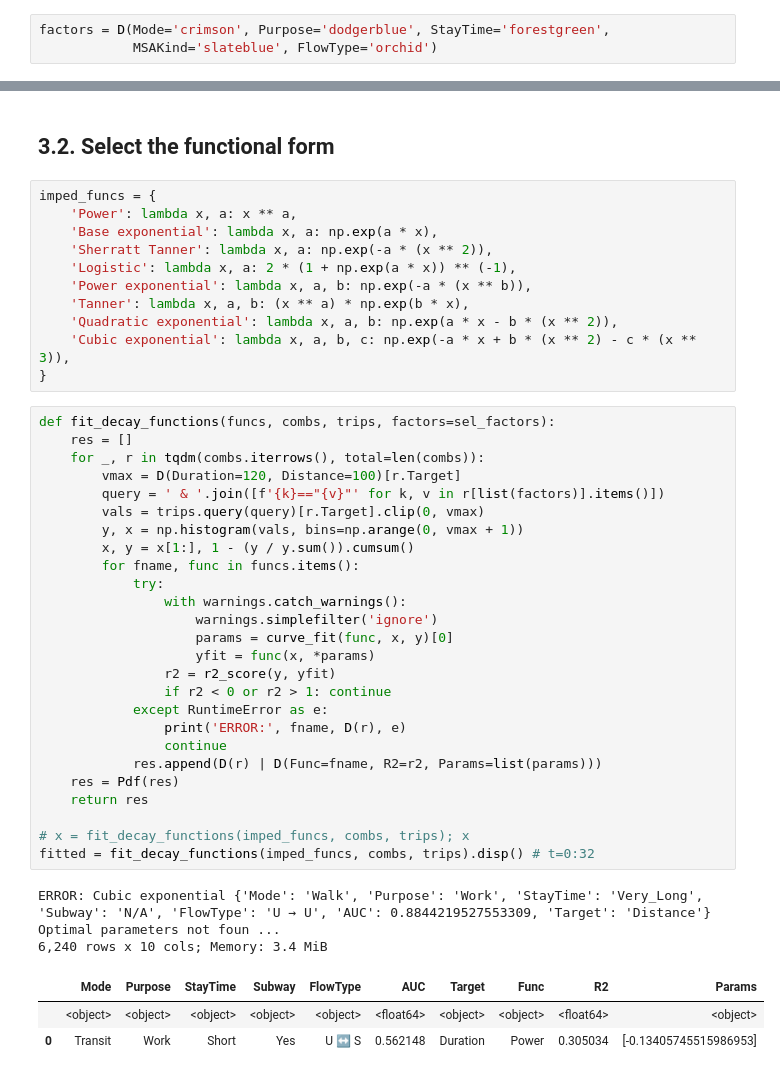
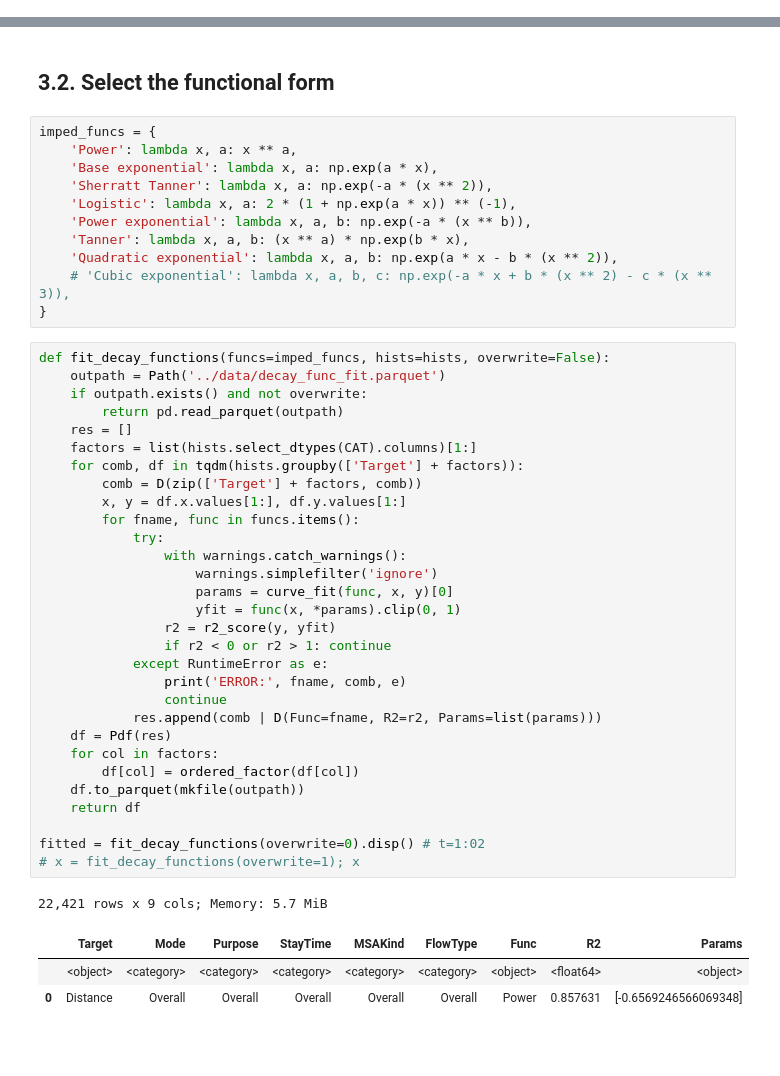
Before and after one commit to rvanxer/impedance, a Jupyter notebook: code/fit_curves.ipynb, the cells around one changed output, grey strips where cells are left out. Drawn from its saved outputs; the diff is of its cells as text; blank space fills up the shorter version.

```diff
--- a/code/fit_curves.ipynb
+++ b/code/fit_curves.ipynb
@@ -17,6 +15,3 @@ trips = pd.read_parquet('../data/trips2.parquet').disp()
 |  | Duration | Distance | Speed | Mode | Purpose | StayTime | MSAKind | FlowType |
 |  | <float64> | <float64> | <float64> | <category> | <category> | <category> | <category> | <category> |
 | 0 | 16.182075 | 8.439379 | 31.291583 | Drive | Social | Mid | Small | S → S |
-# %%
-factors = D(Mode='crimson', Purpose='dodgerblue', StayTime='forestgreen',
-            MSAKind='slateblue', FlowType='orchid')
@@ -149,38 +102,41 @@ imped_funcs = {
     'Power exponential': lambda x, a, b: np.exp(-a * (x ** b)),
     'Tanner': lambda x, a, b: (x ** a) * np.exp(b * x),
     'Quadratic exponential': lambda x, a, b: np.exp(a * x - b * (x ** 2)),
-    'Cubic exponential': lambda x, a, b, c: np.exp(-a * x + b * (x ** 2) - c * (x ** 3)),
+    # 'Cubic exponential': lambda x, a, b, c: np.exp(-a * x + b * (x ** 2) - c * (x ** 3)),
 }
 # %%
-def fit_decay_functions(funcs, combs, trips, factors=sel_factors):
+def fit_decay_functions(funcs=imped_funcs, hists=hists, overwrite=False):
+    outpath = Path('../data/decay_func_fit.parquet')
+    if outpath.exists() and not overwrite:
+        return pd.read_parquet(outpath)
     res = []
-    for _, r in tqdm(combs.iterrows(), total=len(combs)):
-        vmax = D(Duration=120, Distance=100)[r.Target]
-        query = ' & '.join([f'{k}=="{v}"' for k, v in r[list(factors)].items()])
-        vals = trips.query(query)[r.Target].clip(0, vmax)
-        y, x = np.histogram(vals, bins=np.arange(0, vmax + 1))
-        x, y = x[1:], 1 - (y / y.sum()).cumsum()
+    factors = list(hists.select_dtypes(CAT).columns)[1:]
+    for comb, df in tqdm(hists.groupby(['Target'] + factors)):
+        comb = D(zip(['Target'] + factors, comb))
+        x, y = df.x.values[1:], df.y.values[1:]
         for fname, func in funcs.items():
             try:
                 with warnings.catch_warnings():
                     warnings.simplefilter('ignore')
                     params = curve_fit(func, x, y)[0]
-                    yfit = func(x, *params)
+                    yfit = func(x, *params).clip(0, 1)
                 r2 = r2_score(y, yfit)
                 if r2 < 0 or r2 > 1: continue
             except RuntimeError as e:
-                print('ERROR:', fname, D(r), e)
+                print('ERROR:', fname, comb, e)
                 continue
-            res.append(D(r) | D(Func=fname, R2=r2, Params=list(params)))
-    res = Pdf(res)
-    return res
+            res.append(comb | D(Func=fname, R2=r2, Params=list(params)))
+    df = Pdf(res)
+    for col in factors:
+        df[col] = ordered_factor(df[col])
+    df.to_parquet(mkfile(outpath))
+    return df
 
-# x = fit_decay_functions(imped_funcs, combs, trips); x
-fitted = fit_decay_functions(imped_funcs, combs, trips).disp() # t=0:32
+fitted = fit_decay_functions(overwrite=0).disp() # t=1:02
+# x = fit_decay_functions(overwrite=1); x
 # %% [output]
-ERROR: Cubic exponential {'Mode': 'Walk', 'Purpose': 'Work', 'StayTime': 'Very_Long', 'Subway': 'N/A', 'FlowType': 'U → U', 'AUC': 0.8844219527553309, 'Target': 'Distance'} Optimal parameters not foun ...
-6,240 rows x 10 cols; Memory: 3.4 MiB
+22,421 rows x 9 cols; Memory: 5.7 MiB
-|  | Mode | Purpose | StayTime | Subway | FlowType | AUC | Target | Func | R2 | Params |
-|  | <object> | <object> | <object> | <object> | <object> | <float64> | <object> | <object> | <float64> | <object> |
-| 0 | Transit | Work | Short | Yes | U ↔ S | 0.562148 | Duration | Power | 0.305034 | [-0.13405745515986953] |
+|  | Target | Mode | Purpose | StayTime | MSAKind | FlowType | Func | R2 | Params |
+|  | <object> | <category> | <category> | <category> | <category> | <category> | <object> | <float64> | <object> |
+| 0 | Distance | Overall | Overall | Overall | Overall | Overall | Power | 0.857631 | [-0.6569246566069348] |
 # %%
```
Also changed, not shown: parts of 31 cells of this notebook, 10 other files.
